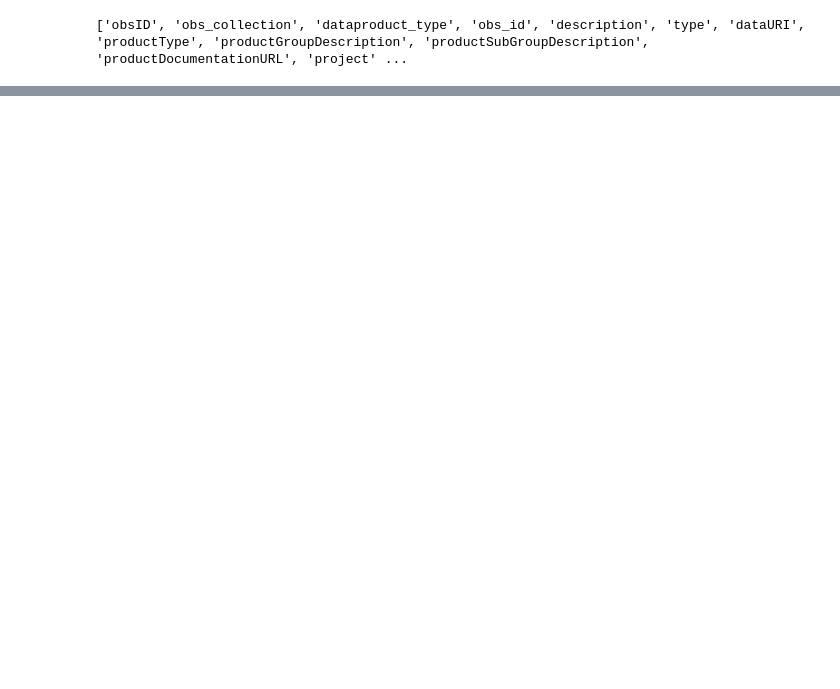
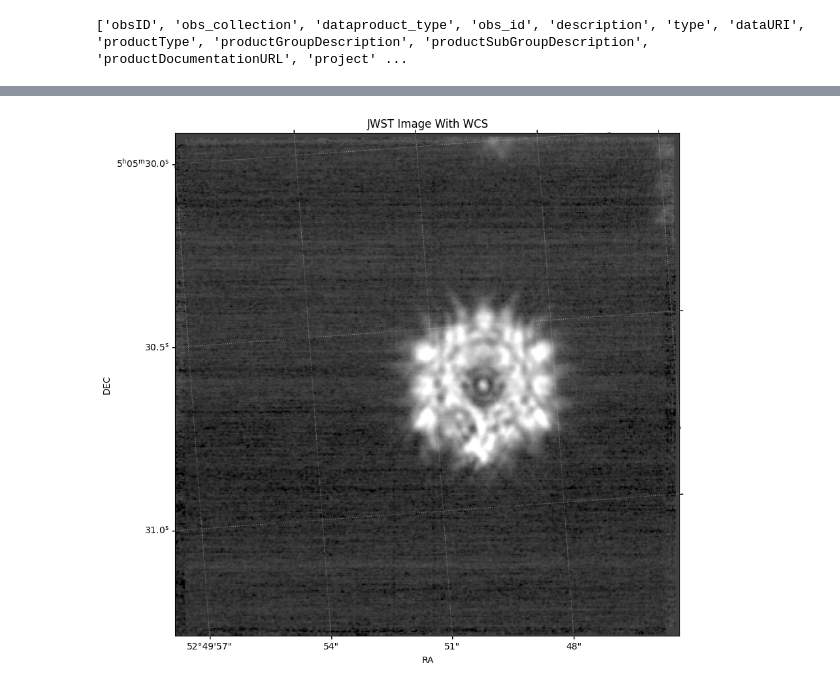
Before and after one commit to AFOEK/JWST_NIRCam_QCNN, a Jupyter notebook: check_parquets.ipynb, the cells around one changed output, grey strips where cells are left out. Cells and saved outputs as stored; diff of their text form; code cells hidden in the pictures; blank space fills up the shorter version.

```diff
--- a/check_parquets.ipynb
+++ b/check_parquets.ipynb
@@ -85,0 +139,12 @@ df_F444[["productFilename", "dataURI", "obsID", "s_ra", "s_dec"]].head()
+# %%
+w = WCS(hdr)
+
+plt.figure(figsize=(10, 10))
+plt.subplot(projection=w)
+plt.imshow(img2, cmap="gray", norm=norm_img)
+plt.xlabel("RA")
+plt.ylabel("DEC")
+plt.title("JWST Image With WCS")
+plt.grid(color="white", ls=":", alpha=0.4)
+plt.show()
+# %% [output]
@@ -85,0 +157 @@ df_F444[["productFilename", "dataURI", "obsID", "s_ra", "s_dec"]].head()
+[figure, added]
```
Also changed, not shown: parts of 13 cells of this notebook, 5 other files.
